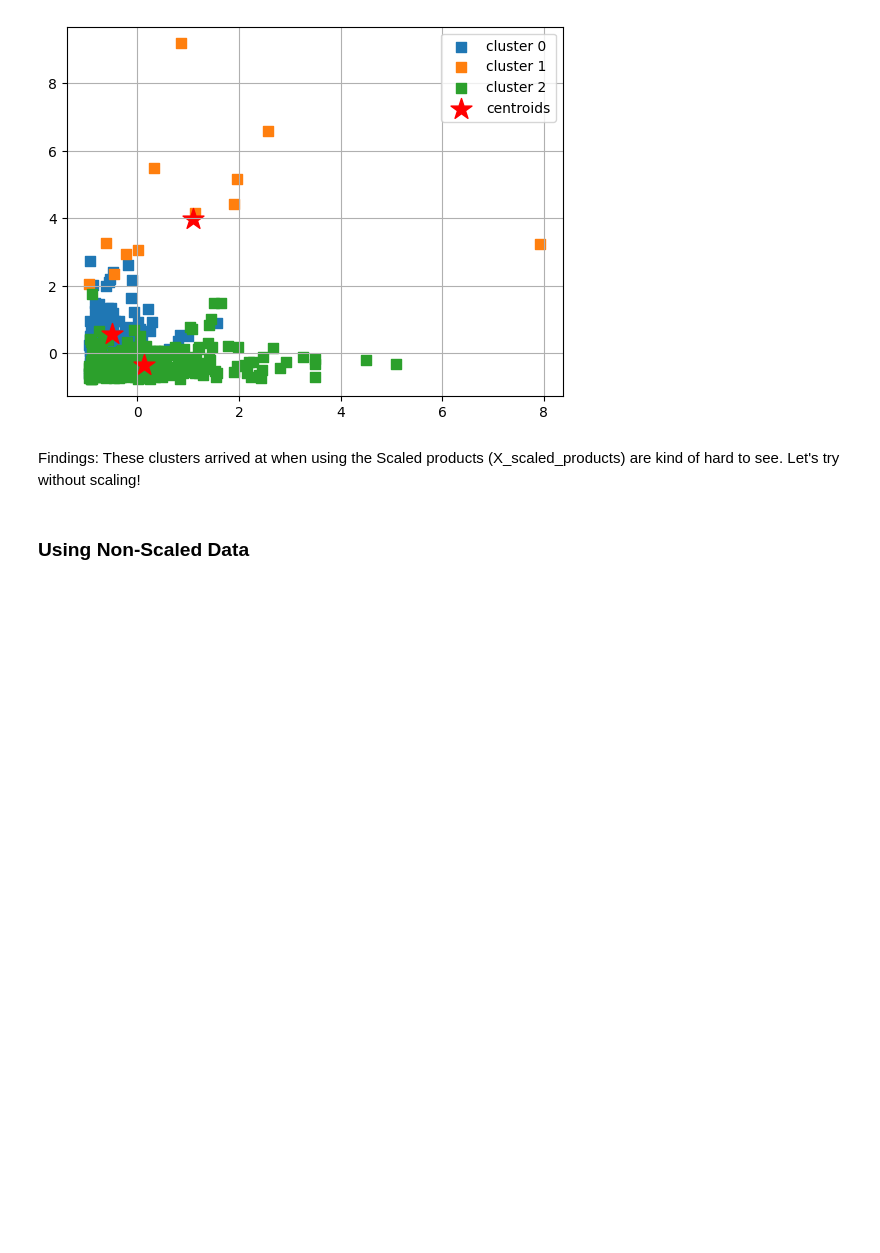
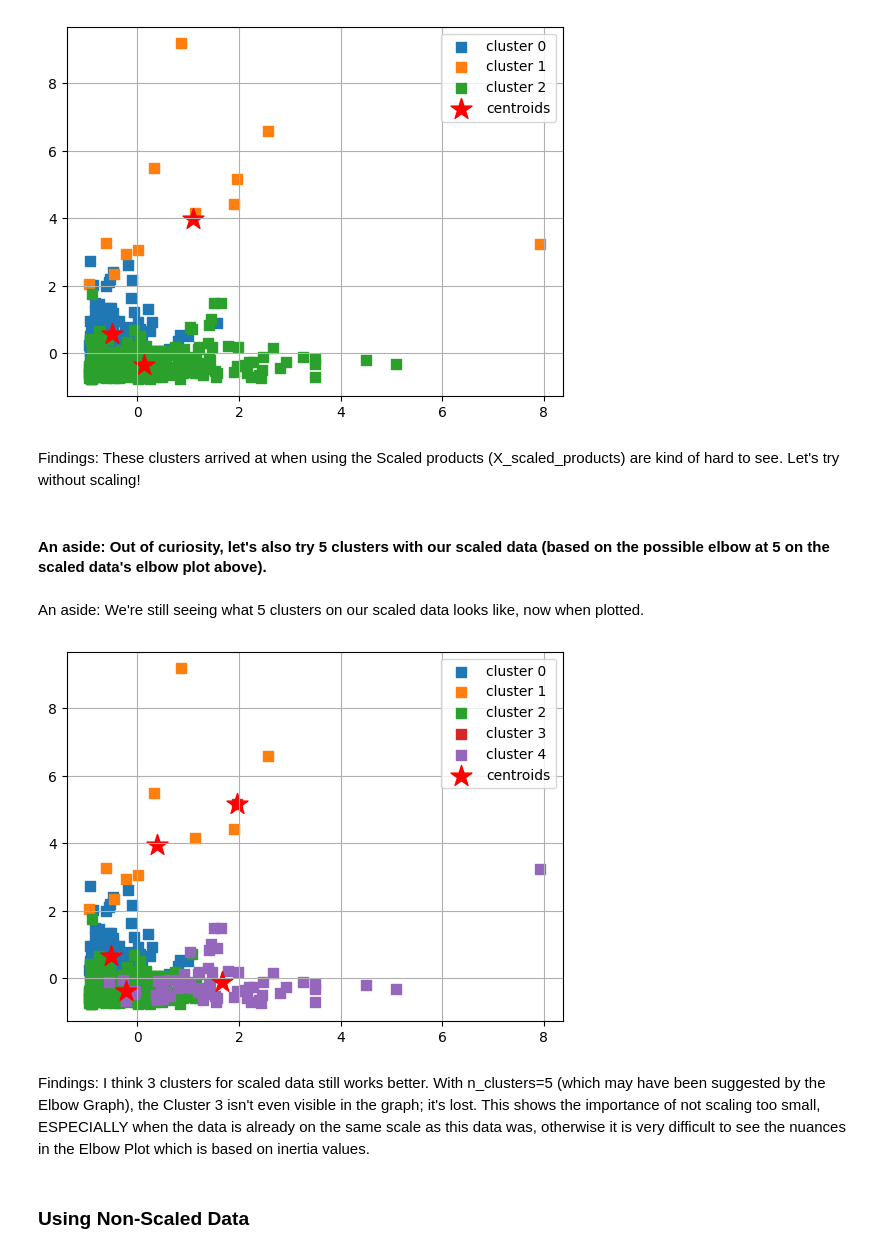
Before and after one commit to jtwleung/Project-Unsupervised-Machine-Learning, a Jupyter notebook: Unsupervised Learning - Project.ipynb, the cells around one changed output. Drawn from its saved outputs; the diff is of its cells as text; code cells hidden in the pictures; blank space fills up the shorter version.

Commit message:
Completed Conclusion, added n_clusters=5

```diff
--- a/Unsupervised Learning - Project.ipynb
+++ b/Unsupervised Learning - Project.ipynb
@@ -511,6 +517,28 @@ plot_clusters(X_scaled_products, y_km_clusters_scaled, plt_cluster_centers=True)
 [figure]
 # %% [markdown]
 Findings: These clusters arrived at when using the Scaled products (X_scaled_products) are kind of hard to see.  Let's try without scaling!
+# %% [markdown]
+#### An aside:  Out of curiosity, let's also try 5 clusters with our scaled data (based on the possible elbow at 5 on the scaled data's elbow plot above).
+# %%
+### Build the K-Means model with n_customers = 5, per elbow rule findings above.
+
+# Create the km object
+km_scaled_5 = KMeans(n_clusters=5,
+            init='k-means++',
+            n_init='auto',
+            random_state=42)
+
+# Fit and Predict the model
+y_km_clusters_scaled_5 = km_scaled_5.fit_predict(X_scaled_products)
+# %% [markdown]
+An aside:  We're still seeing what 5 clusters on our scaled data looks like, now when plotted.
+# %%
+# Let's plot our n_clusters=5 for scaled data (out of curiosity) using Amir's handy function!
+plot_clusters(X_scaled_products, y_km_clusters_scaled_5, plt_cluster_centers=True)
+# %% [output]
+[figure, added]
+# %% [markdown]
+Findings:  I think 3 clusters for scaled data still works better.  With n_clusters=5 (which may have been suggested by the Elbow Graph), the Cluster 3 isn't even visible in the graph; it's lost.  This shows the importance of not scaling too small, ESPECIALLY when the data is already on the same scale as this data was, otherwise it is very difficult to see the nuances in the Elbow Plot which is based on inertia values.
 # %% [markdown]
 ### Using Non-Scaled Data
 # %%
```
Also changed, not shown: parts of 5 cells of this notebook.
